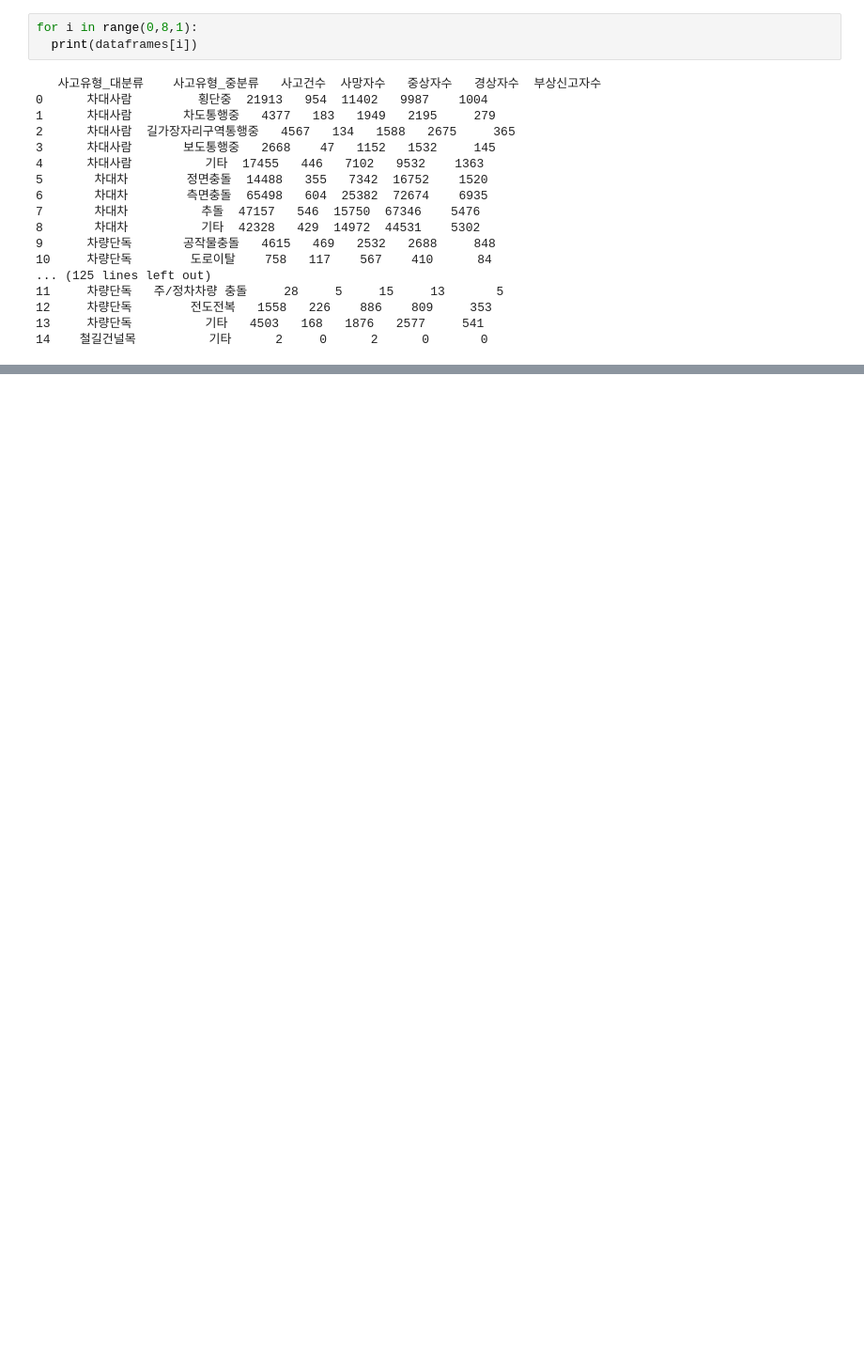
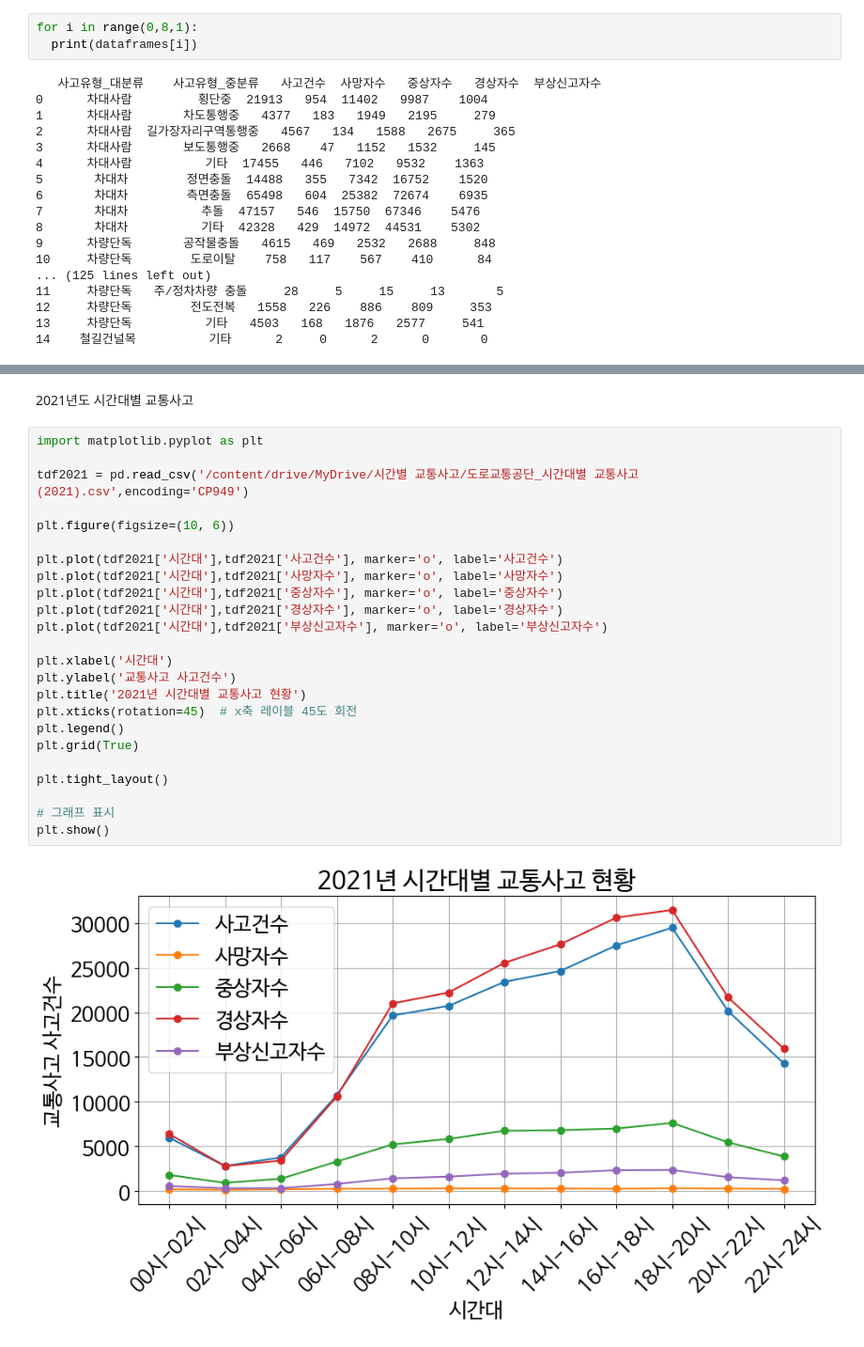
Before and after one commit to wmsgur8679/BigData, a Jupyter notebook: 프로젝트_초안.ipynb, the cells around one changed output, grey strips where cells are left out. Shown: that part at 94% size. Saved outputs shown, nothing was run; the diff lists cells and outputs as text; blank space fills up the shorter version.

```diff
--- a/프로젝트_초안.ipynb
+++ b/프로젝트_초안.ipynb
@@ -104,0 +137,28 @@ for i in range(0,8,1):
+# %% [markdown]
+2021년도 시간대별 교통사고
+# %%
+import matplotlib.pyplot as plt
+
+tdf2021 = pd.read_csv('/content/drive/MyDrive/시간별 교통사고/도로교통공단_시간대별 교통사고(2021).csv',encoding='CP949')
+
+plt.figure(figsize=(10, 6))
+
+plt.plot(tdf2021['시간대'],tdf2021['사고건수'], marker='o', label='사고건수')
+plt.plot(tdf2021['시간대'],tdf2021['사망자수'], marker='o', label='사망자수')
+plt.plot(tdf2021['시간대'],tdf2021['중상자수'], marker='o', label='중상자수')
+plt.plot(tdf2021['시간대'],tdf2021['경상자수'], marker='o', label='경상자수')
+plt.plot(tdf2021['시간대'],tdf2021['부상신고자수'], marker='o', label='부상신고자수')
+
+plt.xlabel('시간대')
+plt.ylabel('교통사고 사고건수')
+plt.title('2021년 시간대별 교통사고 현황')
+plt.xticks(rotation=45)  # x축 레이블 45도 회전
+plt.legend()
+plt.grid(True)
+
+plt.tight_layout()
+
+# 그래프 표시
+plt.show()
+# %% [output]
+[figure, added]
```
Also changed, not shown: parts of 4 cells of this notebook.
